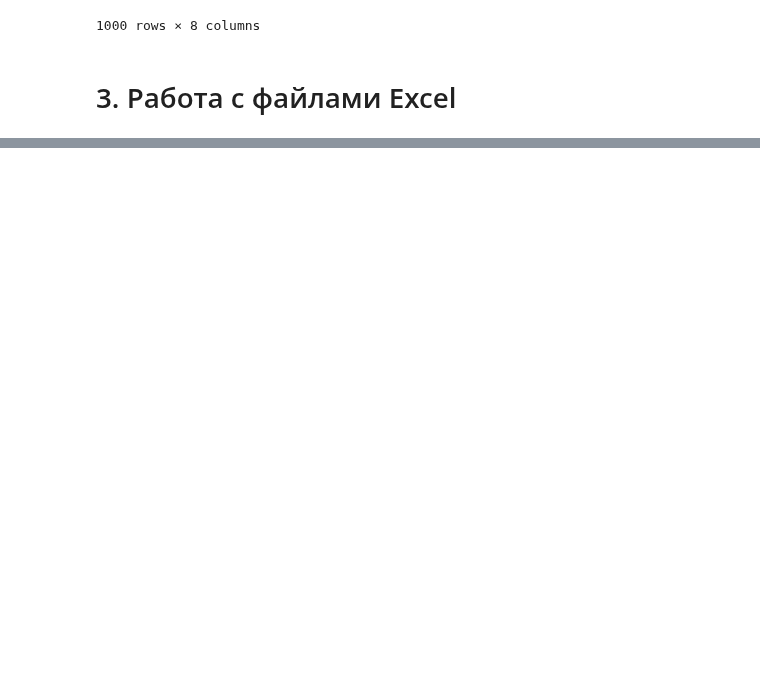
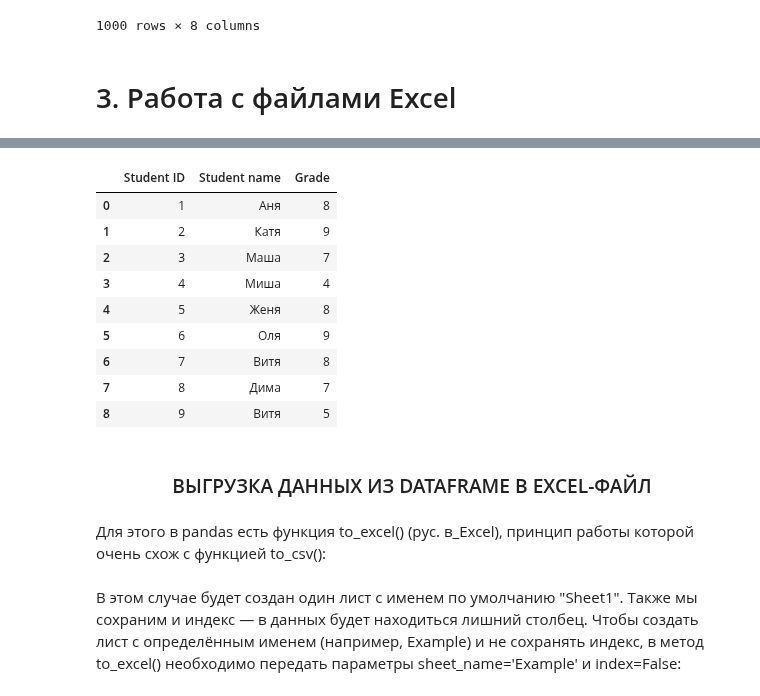
Before and after one commit to d3enjan/sf_data_science, a Jupyter notebook: skillfactory/PYTHON-16. Как выгружать данные из файлов разных форматов/Работа с текстовыми файлами.ipynb, the cells around one changed output, grey strips where cells are left out. Saved outputs shown, nothing was run; the diff lists cells and outputs as text; code cells hidden in the pictures; blank space fills up the shorter version.

```diff
--- a/skillfactory/PYTHON-16. Как выгружать данные из файлов разных форматов/Работа с текстовыми файлами.ipynb
+++ b/skillfactory/PYTHON-16. Как выгружать данные из файлов разных форматов/Работа с текстовыми файлами.ipynb
@@ -128,0 +174,18 @@ data.to_csv('data/out.zip', index=False, compression=compression_opts)
+# %%
+grades_Maths = pd.read_excel('data/grades.xlsx', sheet_name='Maths')
+grades_Maths
+# %% [output]
+|  | Student ID | Student name | Grade |
+| 0 | 1 | Аня | 8 |
+| 1 | 2 | Катя | 9 |
+| 2 | 3 | Маша | 7 |
+| 3 | 4 | Миша | 4 |
+| 4 | 5 | Женя | 8 |
+| 5 | 6 | Оля | 9 |
+| 6 | 7 | Витя | 8 |
+| 7 | 8 | Дима | 7 |
+| 8 | 9 | Витя | 5 |
+# %% [markdown]
+### <center> ВЫГРУЗКА ДАННЫХ ИЗ DATAFRAME В EXCEL-ФАЙЛ
+# %% [markdown]
+Для этого в pandas есть функция to_excel() (рус. в_Excel), принцип работы которой очень схож с функцией to_csv():
@@ -128,0 +195,2 @@ data.to_csv('data/out.zip', index=False, compression=compression_opts)
+# %% [markdown]
+В этом случае будет создан один лист с именем по умолчанию "Sheet1". Также мы сохраним и индекс — в данных будет находиться лишний столбец. Чтобы создать лист с определённым именем (например, Example) и не сохранять индекс, в метод  to_excel() необходимо передать параметры sheet_name='Example' и index=False:
```
Also changed, not shown: parts of 13 cells of this notebook, 6 other files.
